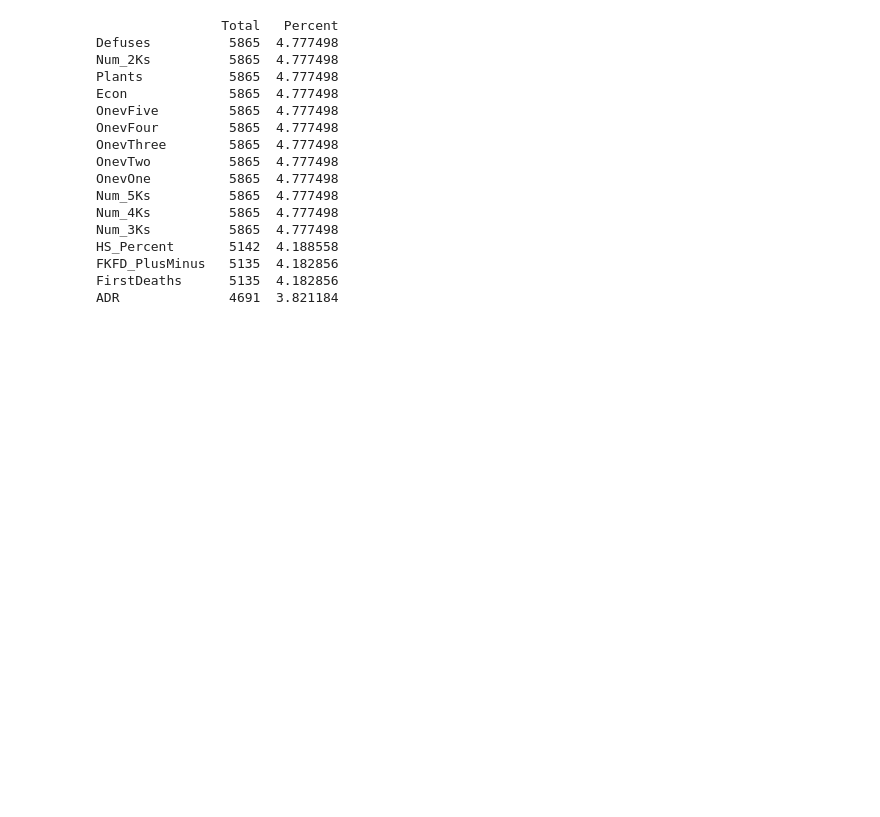
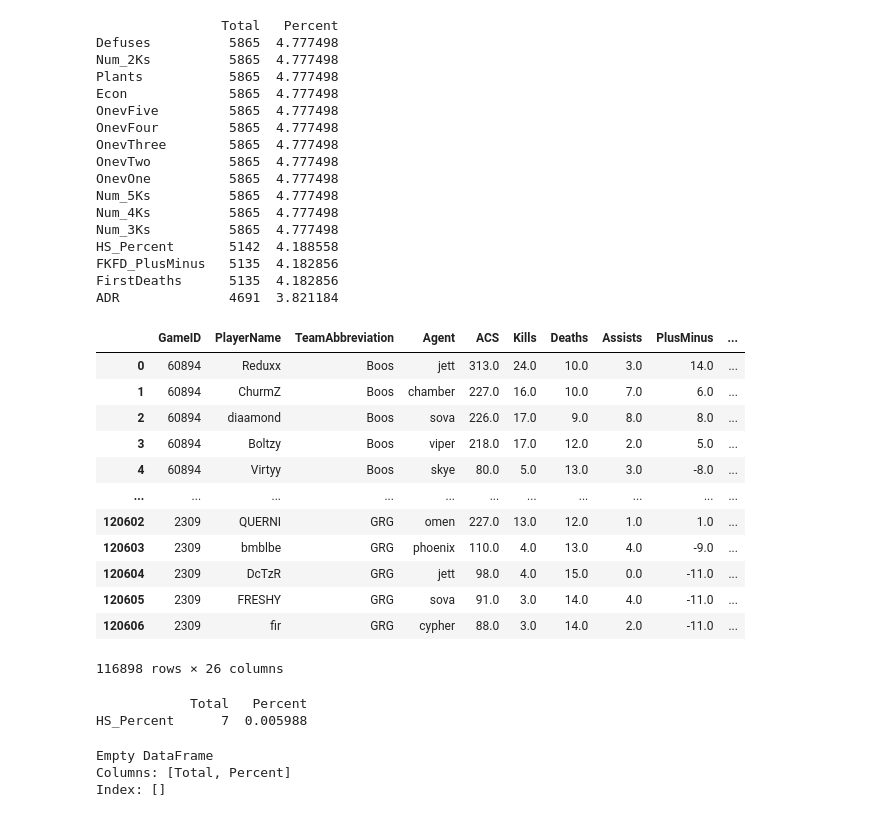
Before and after one commit to michaelsinanta/tk-kasdad, a Jupyter notebook: preprocessing.ipynb, the cells around one changed output. Drawn from its saved outputs; the diff is of its cells as text; code cells hidden in the pictures; blank space fills up the shorter version.

Commit message:
feat: merged score pre-processing

```diff
--- a/preprocessing.ipynb
+++ b/preprocessing.ipynb
@@ -170,3 +170,32 @@ HS_Percent       5142  4.188558
 FKFD_PlusMinus   5135  4.182856
 FirstDeaths      5135  4.182856
 ADR              4691  3.821184
+# %%
+df_scores_null_drop_2 = df_scores_null_drop.dropna(subset=['Defuses'])
+df_scores_null_drop_2
+# %% [output]
+|  | GameID | PlayerName | TeamAbbreviation | Agent | ACS | Kills | Deaths | Assists | PlusMinus | ... |
+| 0 | 60894 | Reduxx | Boos | jett | 313.0 | 24.0 | 10.0 | 3.0 | 14.0 | ... |
+| 1 | 60894 | ChurmZ | Boos | chamber | 227.0 | 16.0 | 10.0 | 7.0 | 6.0 | ... |
+| 2 | 60894 | diaamond | Boos | sova | 226.0 | 17.0 | 9.0 | 8.0 | 8.0 | ... |
+| 3 | 60894 | Boltzy | Boos | viper | 218.0 | 17.0 | 12.0 | 2.0 | 5.0 | ... |
+| 4 | 60894 | Virtyy | Boos | skye | 80.0 | 5.0 | 13.0 | 3.0 | -8.0 | ... |
+| ... | ... | ... | ... | ... | ... | ... | ... | ... | ... | ... |
+| 120602 | 2309 | QUERNI | GRG | omen | 227.0 | 13.0 | 12.0 | 1.0 | 1.0 | ... |
+| 120603 | 2309 | bmblbe | GRG | phoenix | 110.0 | 4.0 | 13.0 | 4.0 | -9.0 | ... |
+| 120604 | 2309 | DcTzR | GRG | jett | 98.0 | 4.0 | 15.0 | 0.0 | -11.0 | ... |
+| 120605 | 2309 | FRESHY | GRG | sova | 91.0 | 3.0 | 14.0 | 4.0 | -11.0 | ... |
+| 120606 | 2309 | fir | GRG | cypher | 88.0 | 3.0 | 14.0 | 2.0 | -11.0 | ... |
+116898 rows × 26 columns
+# %%
+cek_null(df_scores_null_drop_2)
+# %% [output]
+            Total   Percent
+HS_Percent      7  0.005988
+# %%
+df_scores_filled = df_scores_null_drop_2.fillna(df_scores_null_drop_2['HS_Percent'].mean(), inplace=False)
+cek_null(df_scores_filled)
+# %% [output]
+Empty DataFrame
+Columns: [Total, Percent]
+Index: []
```
Also changed, not shown: parts of 3 cells of this notebook.
